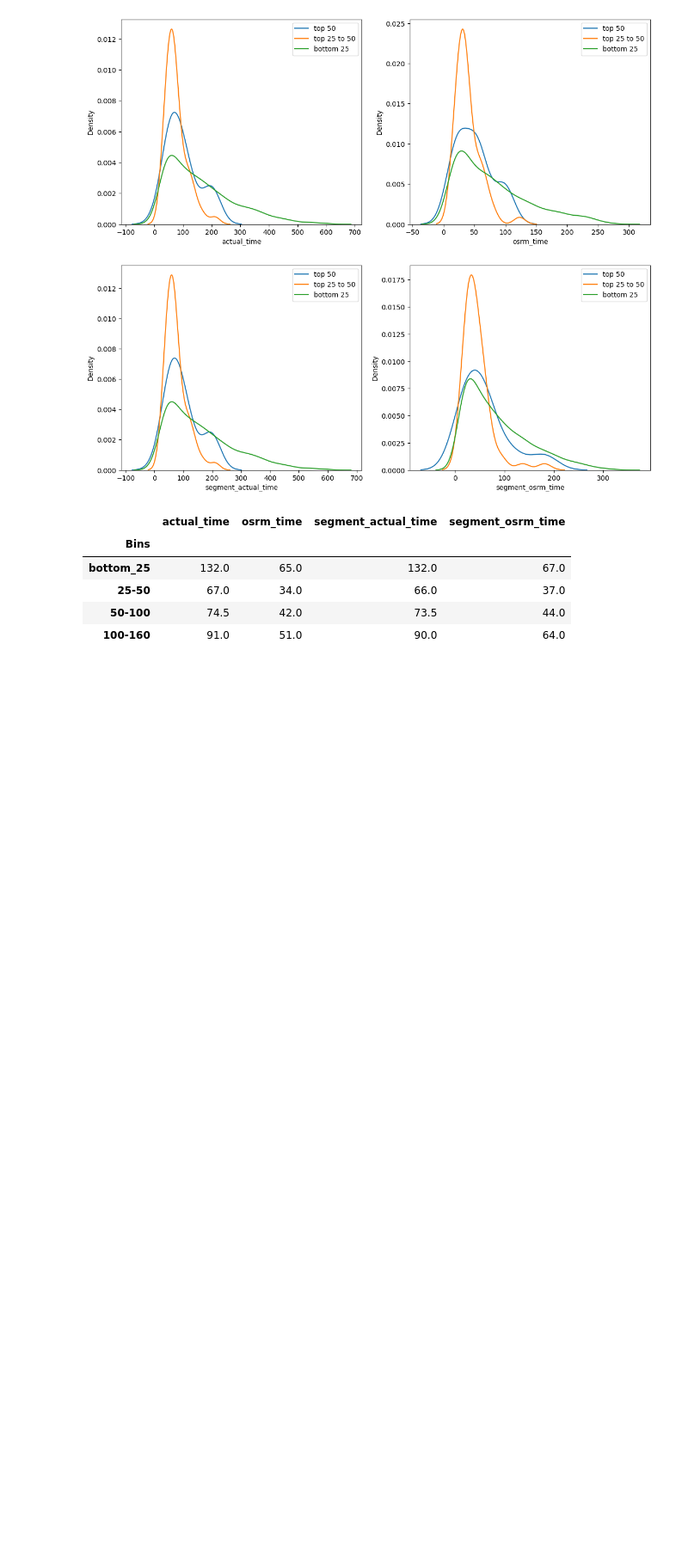
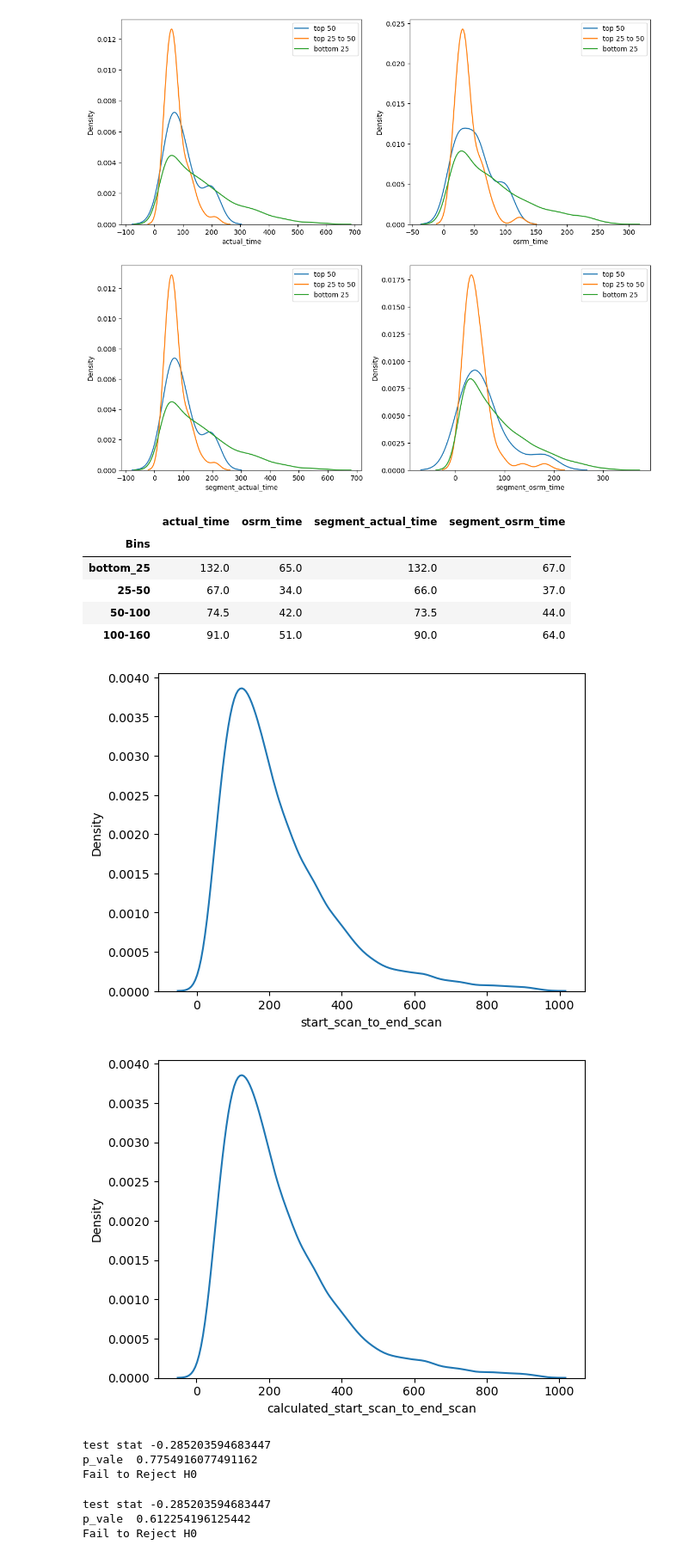
Before and after one commit to Navaneeth-7/scaler_logistics_service, a Jupyter notebook: file_1.ipynb, the cells around one changed output. Shown at 86% size. Drawn from its saved outputs; the diff is of its cells as text; code cells hidden in the pictures; blank space fills up the shorter version.

Commit message:
hypothesis testing completed
ttest and ks test are done.
table normalized

```diff
--- a/file_1.ipynb
+++ b/file_1.ipynb
@@ -13,7 +13,7 @@ pd.set_option('display.max_columns', None)
 # %% [markdown]
 Raw data imported to the notebook as df
 # %%
-df = pd.read_csv(r"C:\Users\Lenovo\Downloads\d2beiqkhq929f0.cloudfront.net_public_assets_assets_000_001_551_original_delhivery_data.csv")
+df = pd.read_csv("d2beiqkhq929f0.cloudfront.net_public_assets_assets_000_001_551_original_delhivery_data.csv")
 # %%
 df.head()
 # %% [output]
@@ -839,0 +863,24 @@ top_route.groupby("Bins").agg({"actual_time":"median","osrm_time":"median","segm
+# %%
+sns.kdeplot(df_3["start_scan_to_end_scan"])
+plt.show()
+sns.kdeplot(df_3["calculated_start_scan_to_end_scan"])
+plt.show()
+# %% [output]
+[figure, added]
+[figure, added]
+# %%
+# H0 = mean of "start_scan_to_end_scan" = mean of "calculated_start_scan_to_end_scan"
+# Ha = mean are different
+t_test_ind(df_3,"start_scan_to_end_scan","calculated_start_scan_to_end_scan")
+# %% [output]
+test stat -0.285203594683447
+p_vale  0.7754916077491162
+Fail to Reject H0
+# %%
+# H0 = mean of "start_scan_to_end_scan" = mean of "calculated_start_scan_to_end_scan"
+# Ha = mean are different
+t_test_ind(df_3,"start_scan_to_end_scan","calculated_start_scan_to_end_scan",alt="greater")
+# %% [output]
+test stat -0.285203594683447
+p_vale  0.612254196125442
+Fail to Reject H0
```
Also changed, not shown: parts of 25 cells of this notebook.
